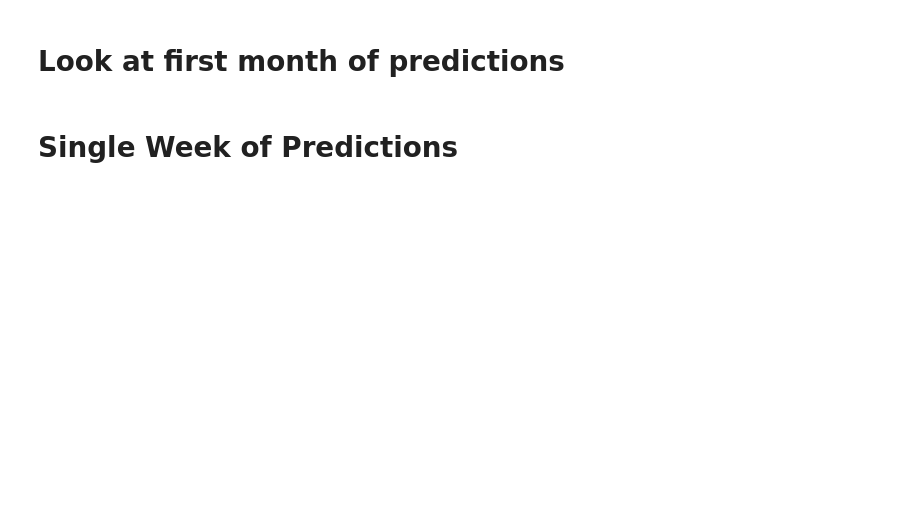
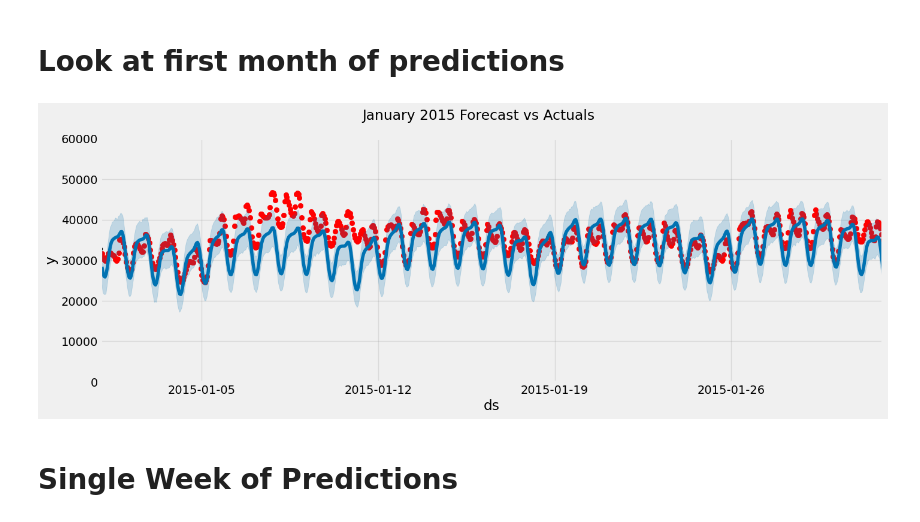
Before and after one commit to tealeave/hourly_energy_consumption, a Jupyter notebook: notebooks/time-series-forecasting-with-prophet.ipynb, the cells around one changed output. Cells and saved outputs as stored; diff of their text form; code cells hidden in the pictures; blank space fills up the shorter version.

```diff
--- a/notebooks/time-series-forecasting-with-prophet.ipynb
+++ b/notebooks/time-series-forecasting-with-prophet.ipynb
@@ -21,0 +22,15 @@ pjme = pd.read_csv('../input/PJME_hourly.csv',
+# %%
+pjme = pd.read_csv('../data/3/PJME_hourly.csv', index_col=[0], parse_dates=[0])
+
+# Remove 08-03-2018, it's the last day of the dataset and has incomplete data
+pjme = pjme[pjme.index < '2018-08-03']
+
+# Make sure it’s a DatetimeIndex…
+pjme.index = pd.to_datetime(pjme.index)
+
+pjme = pjme.sort_index()       # or pjme.sort_index(inplace=True)
+
+# Verify
+print(f'The index is monotonically increasing: {pjme.index.is_monotonic_increasing}')
+
+pjme.head()
@@ -134,14 +207,18 @@ fig = model.plot(pjme_test_fcst, ax=ax)
 # %%
 # Plot the forecast with the actuals
 f, ax = plt.subplots(1)
 f.set_figheight(5)
 f.set_figwidth(15)
 ax.scatter(pjme_test.index, pjme_test['PJME_MW'], color='r')
 fig = model.plot(pjme_test_fcst, ax=ax)
-ax.set_xbound(lower='01-01-2015',
-              upper='02-01-2015')
+start = pd.to_datetime('2015-01-01')
+end   = pd.to_datetime('2015-02-01')
+
+ax.set_xbound(lower=start, upper=end)
 ax.set_ylim(0, 60000)
 plot = plt.suptitle('January 2015 Forecast vs Actuals')
+# %% [output]
+[figure, added]
 # %% [markdown]
 # Single Week of Predictions
 # %%
```
Also changed, not shown: parts of 38 cells of this notebook.
